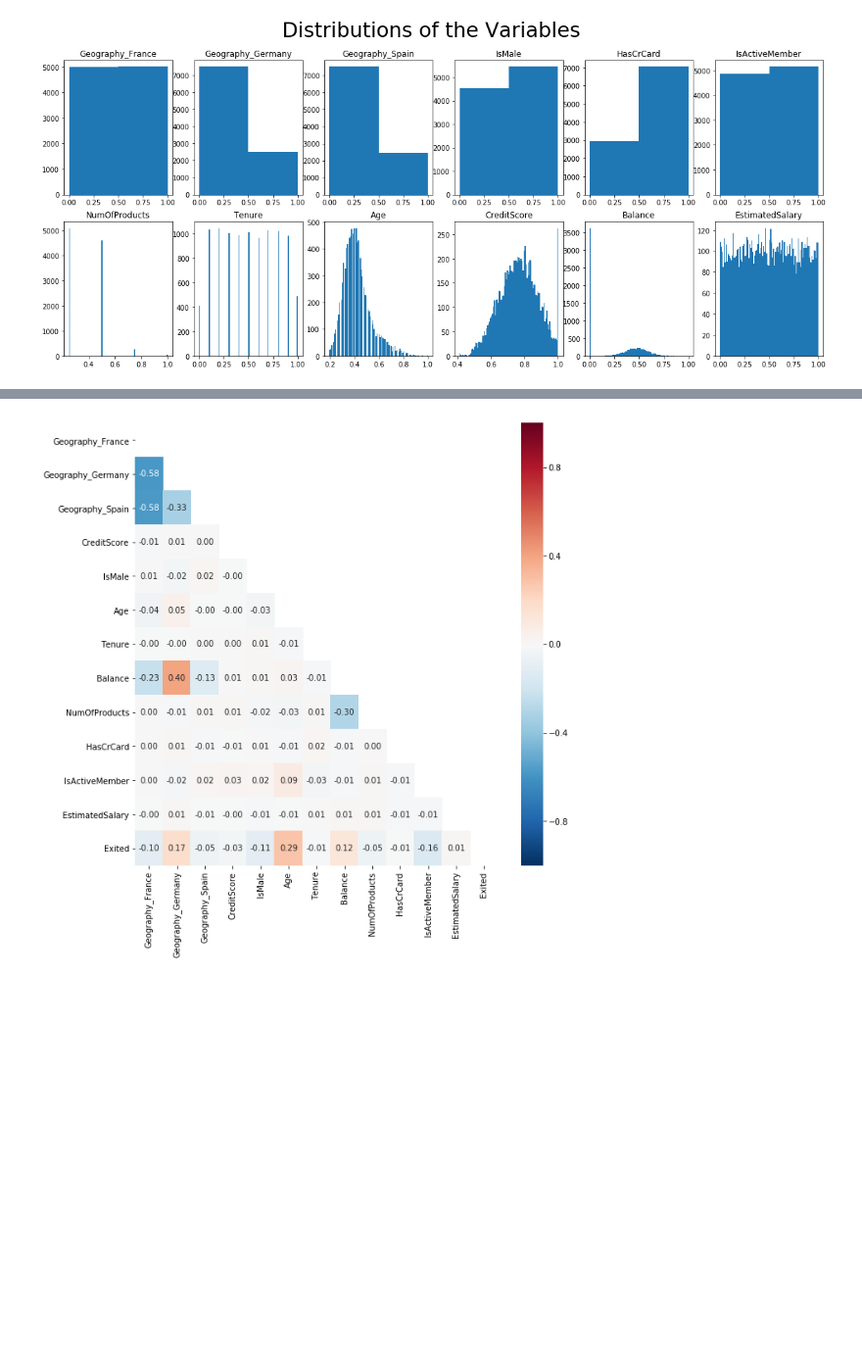
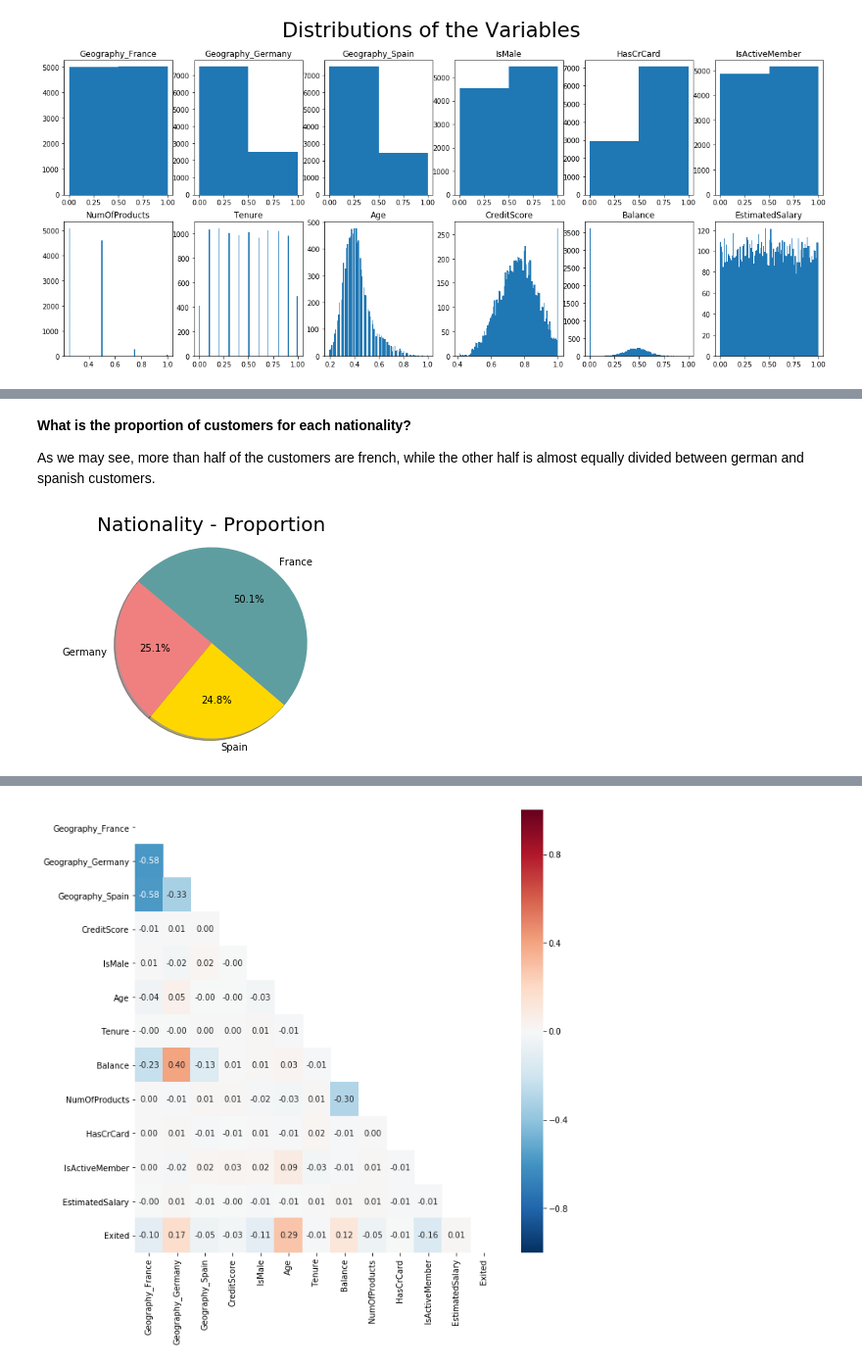
Before and after one commit to LeviGuerra/Bank-Churn-Prediction, a Jupyter notebook: Customer_Clustering_and_Churn_Prediction.ipynb, the cells around one changed output, grey strips where cells are left out. Shown at 98% size. Cells and saved outputs as stored; diff of their text form; code cells hidden in the pictures; blank space fills up the shorter version.

Commit message:
Update Customer_Clustering_and_Churn_Prediction.ipynb
- Index included.
- Sections 1.1 finished.
- Sections 1.2 and 1.3 included.

```diff
--- a/Customer_Clustering_and_Churn_Prediction.ipynb
+++ b/Customer_Clustering_and_Churn_Prediction.ipynb
@@ -129,0 +156,20 @@ plt.show()
+# %% [markdown]
+**What is the proportion of customers for each nationality?**
+
+As we may see, more than half of the customers are french, while the other half is almost equally divided between german and spanish customers.
+# %%
+# First, we will find how many customers each country has
+Customers_France = bankX.Geography_France.sum()
+Customers_Germany = bankX.Geography_Germany.sum()
+Customers_Spain = bankX.Geography_Spain.sum()
+
+# We label, color and plot our data
+labels = ['Germany','Spain','France']
+sizes = [Customers_Germany, Customers_Spain,Customers_France]
+colors = ['lightcoral','gold', 'cadetblue']
+plt.title('Nationality - Proportion', fontsize=20)
+plt.pie(sizes, labels=labels, colors=colors, autopct='%1.1f%%', shadow=True, startangle=140)
+plt.axis('equal')
+plt.show()
+# %% [output]
+[figure, added]
```
Also changed, not shown: parts of 45 cells of this notebook.
